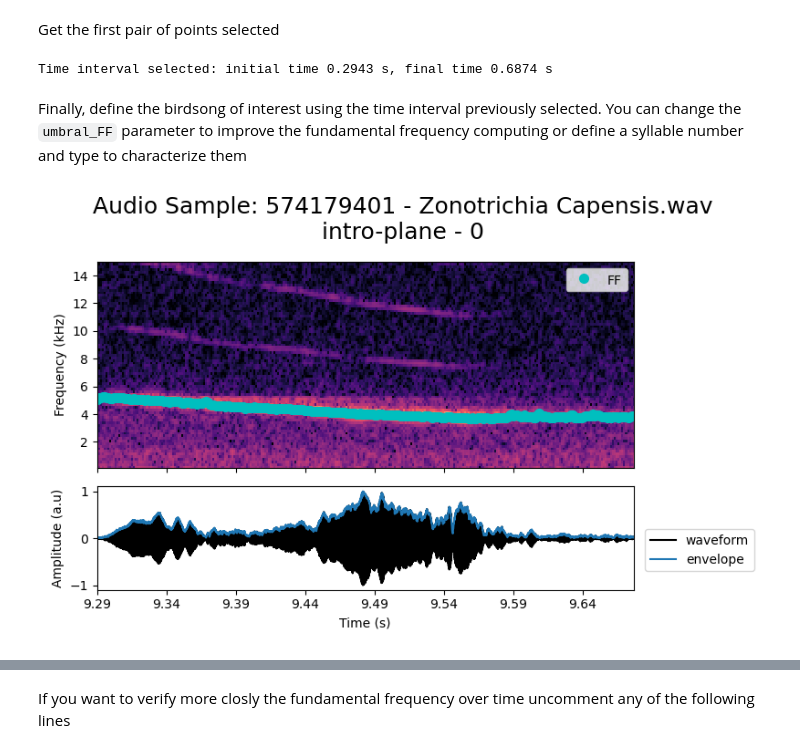
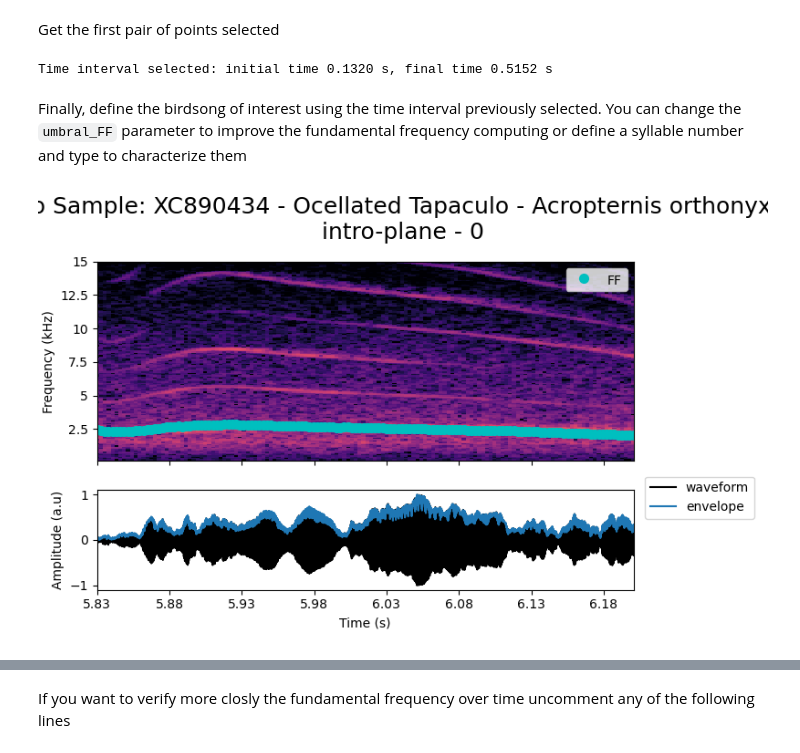
Before and after one commit to saguileran/birdsongs, a Jupyter notebook: tutorials/syllable.ipynb, the cells around one changed output, grey strips where cells are left out. Cells and saved outputs as stored; diff of their text form; code cells hidden in the pictures.

```diff
--- a/tutorials/syllable.ipynb
+++ b/tutorials/syllable.ipynb
@@ -67,7 +68,8 @@ To visualize the sample you have to use the plotter object, and to hear the bird
 
 To get a better performance in the plot you can shorter the time interval.
 # %%
-birdsong = bs.BirdSong(paths, file_id="574179401", tlim=(9,11.2), NN=256, flim=(1e2,15e3) )
+birdsong = bs.BirdSong(paths, file_id="XC890434", tlim=(5.7, 6.3), NN=512, flim=(1e2,15e3))
+#birdsong = bs.BirdSong(paths, file_id="574179401", tlim=(9,11.2), NN=256, flim=(1e2,15e3))
 plotter.Plot(birdsong, FF_on=False, SelectTime_on=True)
 AudioPlay(birdsong)
 # %% [output]
@@ -80,16 +82,16 @@ time_interval = Positions(plotter.klicker)[0]
 time_intervals = [time+birdsong.t0 for time in time_interval]
 print("Time interval selected: initial time {:.4f} s, final time {:.4f} s".format(time_interval[0], time_interval[1]))
 # %% [output]
-Time interval selected: initial time 0.2943 s, final time 0.6874 s
+Time interval selected: initial time 0.1320 s, final time 0.5152 s
 # %% [markdown]
 Finally, define the birdsong of interest using the time interval previously selected. You can change the `umbral_FF` parameter to improve the fundamental frequency computing or define a syllable number and type to characterize them
 # %%
-syllable = bs.Syllable(birdsong, tlim=time_interval, Nt=5, NN=256, umbral_FF=1.05,
+syllable = bs.Syllable(birdsong, tlim=time_interval, Nt=5, NN=512, umbral_FF=1.05,
                        no_syllable=0, type="intro-plane")
 plotter.Plot(syllable, FF_on=True)
 AudioPlay(syllable)
 # %% [output]
-[figure, old version]
+[figure, new version]
 [interactive output not drawn]
 # %% [markdown]
 If you want to verify more closly the fundamental frequency over time uncomment any of the following lines
```
Also changed, not shown: parts of 10 cells of this notebook, 5 other files.
